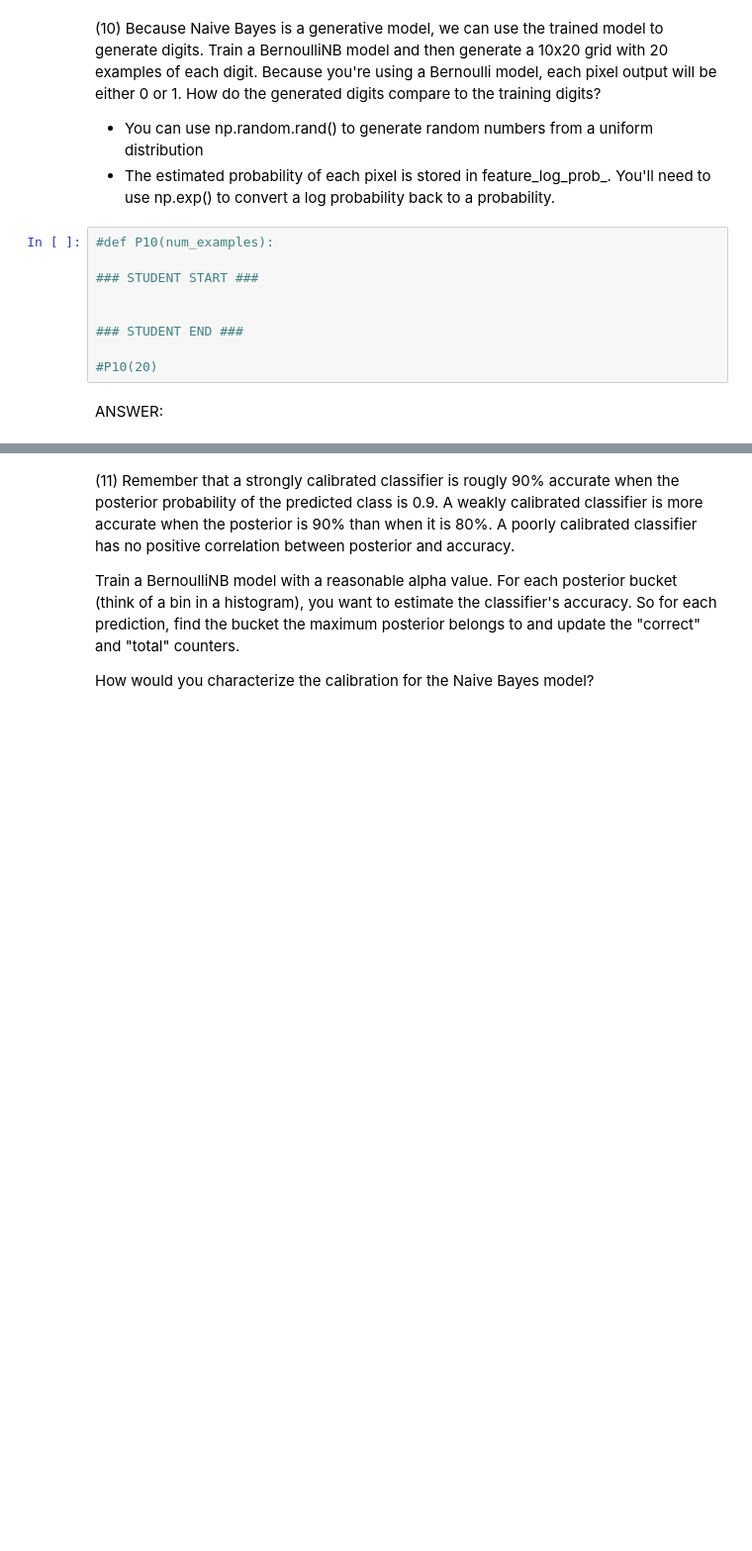
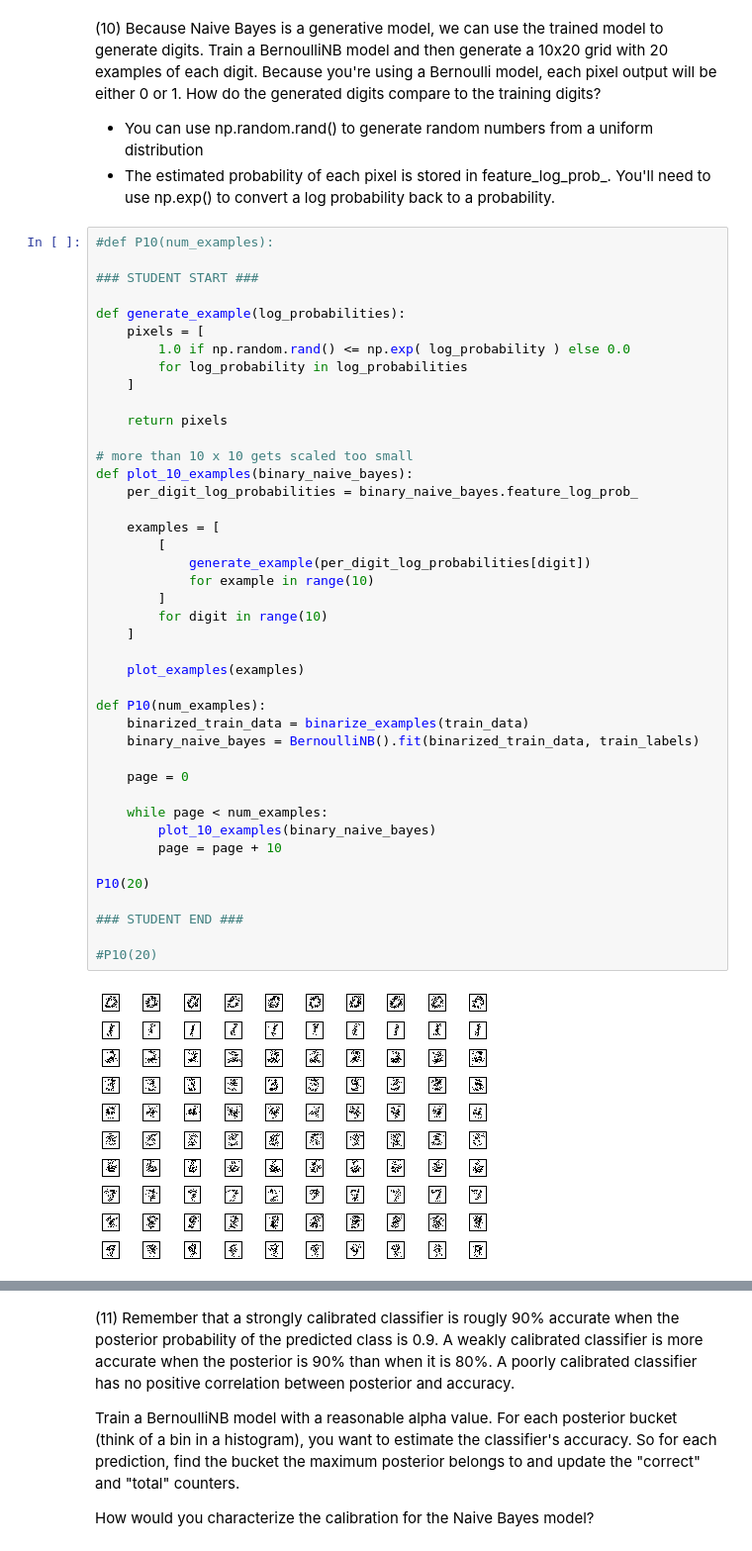
Before and after one commit to jbocharov-mids/W207-Machine-Learning, a Jupyter notebook: John_Bocharov_p1.ipynb, the cells around one changed output, grey strips where cells are left out. Shown at 99% size. Drawn from its saved outputs; the diff is of its cells as text; blank space fills up the shorter version.

```diff
--- a/John_Bocharov_p1.ipynb
+++ b/John_Bocharov_p1.ipynb
@@ -739,14 +851,47 @@ ANSWER:
 
 - You can use np.random.rand() to generate random numbers from a uniform distribution
 - The estimated probability of each pixel is stored in feature\_log\_prob\_. You'll need to use np.exp() to convert a log probability back to a probability.
-# %%
-#def P10(num_examples):
-
-### STUDENT START ###
-
-
-### STUDENT END ###
-
-#P10(20)
-# %% [markdown]
-ANSWER:
+# %%
+#def P10(num_examples):
+
+### STUDENT START ###
+
+def generate_example(log_probabilities):
+    pixels = [
+        1.0 if np.random.rand() <= np.exp( log_probability ) else 0.0
+        for log_probability in log_probabilities
+    ]
+
+    return pixels
+
+# more than 10 x 10 gets scaled too small
+def plot_10_examples(binary_naive_bayes):
+    per_digit_log_probabilities = binary_naive_bayes.feature_log_prob_
+
+    examples = [
+        [
+            generate_example(per_digit_log_probabilities[digit])
+            for example in range(10)
+        ]
+        for digit in range(10)
+    ]
+
+    plot_examples(examples)
+
+def P10(num_examples):
+    binarized_train_data = binarize_examples(train_data)
+    binary_naive_bayes = BernoulliNB().fit(binarized_train_data, train_labels)
+
+    page = 0
+
+    while page < num_examples:
+        plot_10_examples(binary_naive_bayes)
+        page = page + 10
+
+P10(20)
+
+### STUDENT END ###
+
+#P10(20)
+# %% [output]
+[figure, added]
```
Also changed, not shown: parts of 4 cells of this notebook, 1 other file.
